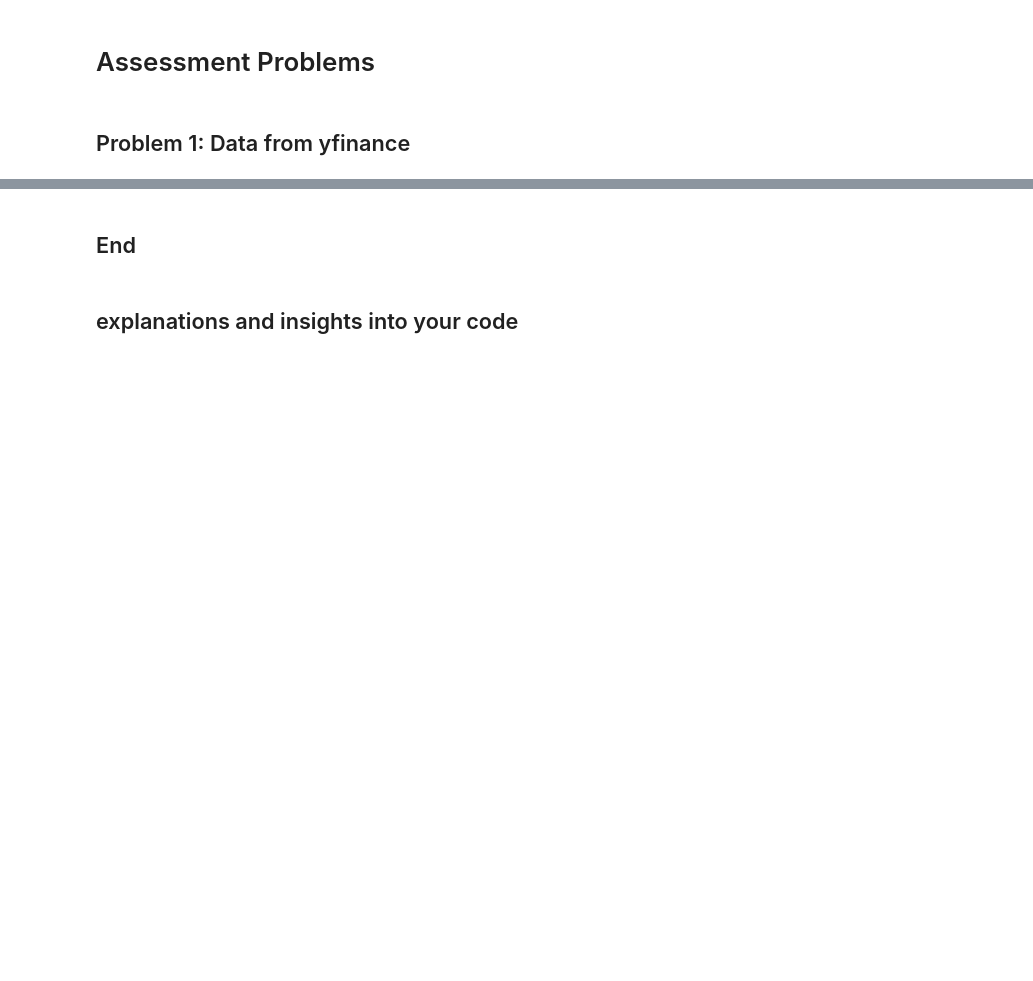
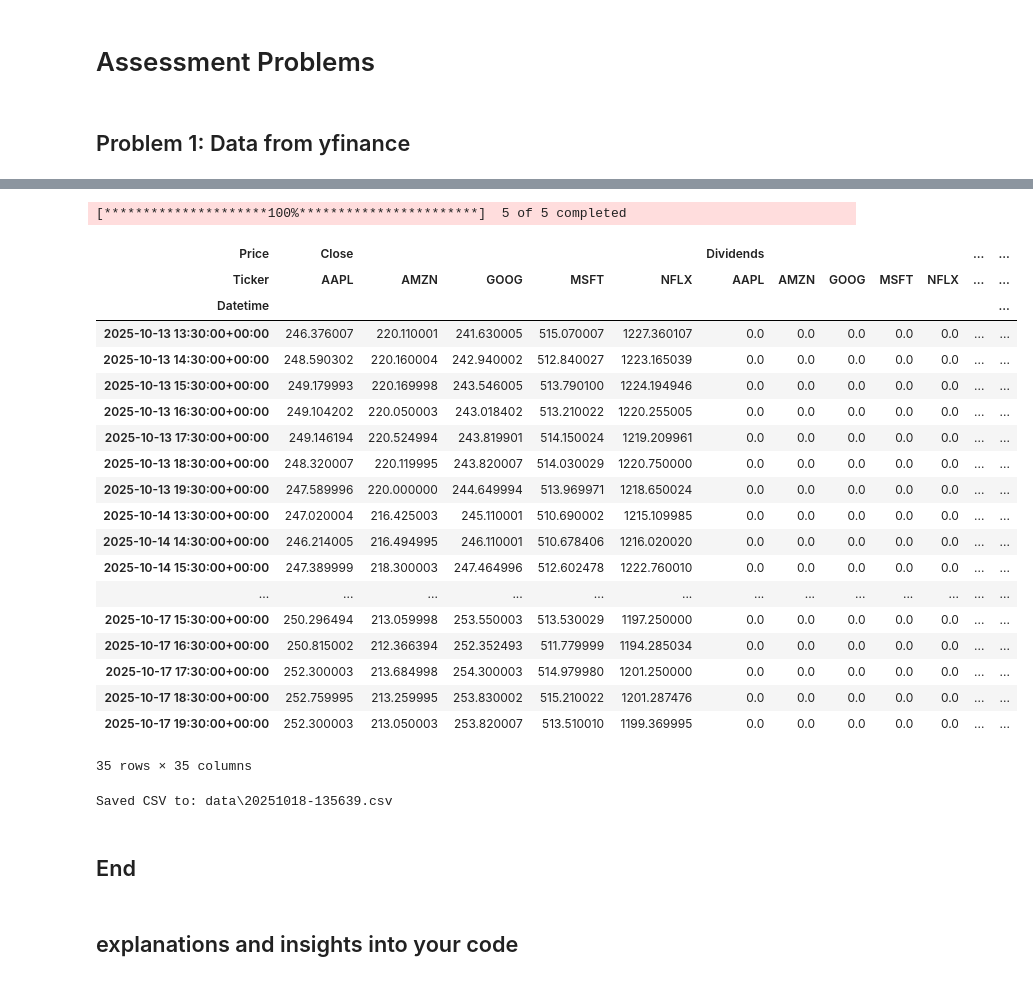
Before and after one commit to fin81985/computer-infrastructure, a Jupyter notebook: problems.ipynb, the cells around one changed output, grey strips where cells are left out. Saved outputs shown, nothing was run; the diff lists cells and outputs as text; code cells hidden in the pictures; blank space fills up the shorter version.

```diff
--- a/problems.ipynb
+++ b/problems.ipynb
@@ -10,2 +10,3 @@ from datetime import datetime
 # %%
-dat =yf.Ticker("MSFT")
+# use Tickers (plural) for multiple symbols; pass symbols as a single space-separated string
+get_data = yf.Tickers("MSFT AAPL AMZN NFLX GOOG")
@@ -78,5 +13 @@ dat.history(period='1mo')
-# %%
-def get_data():
-    # List of FAANG stock tickers
-    tickers = ["META", "AAPL", "AMZN", "NFLX", "GOOG"]
 # %%
@@ -175,0 +24,24 @@ print(f"Saved {ticker} data to {filename}")
+# %%
+get_data.history(period="5d", interval="1h")
+# %% [output]
+[*********************100%***********************]  5 of 5 completed
+| Price | Close |  |  |  |  | Dividends |  |  |  |  | ... | ... |
+| Ticker | AAPL | AMZN | GOOG | MSFT | NFLX | AAPL | AMZN | GOOG | MSFT | NFLX | ... | ... |
+| Datetime |  |  |  |  |  |  |  |  |  |  |  | ... |
+| 2025-10-13 13:30:00+00:00 | 246.376007 | 220.110001 | 241.630005 | 515.070007 | 1227.360107 | 0.0 | 0.0 | 0.0 | 0.0 | 0.0 | ... | ... |
+| 2025-10-13 14:30:00+00:00 | 248.590302 | 220.160004 | 242.940002 | 512.840027 | 1223.165039 | 0.0 | 0.0 | 0.0 | 0.0 | 0.0 | ... | ... |
+| 2025-10-13 15:30:00+00:00 | 249.179993 | 220.169998 | 243.546005 | 513.790100 | 1224.194946 | 0.0 | 0.0 | 0.0 | 0.0 | 0.0 | ... | ... |
+| 2025-10-13 16:30:00+00:00 | 249.104202 | 220.050003 | 243.018402 | 513.210022 | 1220.255005 | 0.0 | 0.0 | 0.0 | 0.0 | 0.0 | ... | ... |
+| 2025-10-13 17:30:00+00:00 | 249.146194 | 220.524994 | 243.819901 | 514.150024 | 1219.209961 | 0.0 | 0.0 | 0.0 | 0.0 | 0.0 | ... | ... |
+| 2025-10-13 18:30:00+00:00 | 248.320007 | 220.119995 | 243.820007 | 514.030029 | 1220.750000 | 0.0 | 0.0 | 0.0 | 0.0 | 0.0 | ... | ... |
+| 2025-10-13 19:30:00+00:00 | 247.589996 | 220.000000 | 244.649994 | 513.969971 | 1218.650024 | 0.0 | 0.0 | 0.0 | 0.0 | 0.0 | ... | ... |
+| 2025-10-14 13:30:00+00:00 | 247.020004 | 216.425003 | 245.110001 | 510.690002 | 1215.109985 | 0.0 | 0.0 | 0.0 | 0.0 | 0.0 | ... | ... |
+| 2025-10-14 14:30:00+00:00 | 246.214005 | 216.494995 | 246.110001 | 510.678406 | 1216.020020 | 0.0 | 0.0 | 0.0 | 0.0 | 0.0 | ... | ... |
+| 2025-10-14 15:30:00+00:00 | 247.389999 | 218.300003 | 247.464996 | 512.602478 | 1222.760010 | 0.0 | 0.0 | 0.0 | 0.0 | 0.0 | ... | ... |
+| ... | ... | ... | ... | ... | ... | ... | ... | ... | ... | ... | ... | ... |
+| 2025-10-17 15:30:00+00:00 | 250.296494 | 213.059998 | 253.550003 | 513.530029 | 1197.250000 | 0.0 | 0.0 | 0.0 | 0.0 | 0.0 | ... | ... |
+| 2025-10-17 16:30:00+00:00 | 250.815002 | 212.366394 | 252.352493 | 511.779999 | 1194.285034 | 0.0 | 0.0 | 0.0 | 0.0 | 0.0 | ... | ... |
+| 2025-10-17 17:30:00+00:00 | 252.300003 | 213.684998 | 254.300003 | 514.979980 | 1201.250000 | 0.0 | 0.0 | 0.0 | 0.0 | 0.0 | ... | ... |
+| 2025-10-17 18:30:00+00:00 | 252.759995 | 213.259995 | 253.830002 | 515.210022 | 1201.287476 | 0.0 | 0.0 | 0.0 | 0.0 | 0.0 | ... | ... |
+| 2025-10-17 19:30:00+00:00 | 252.300003 | 213.050003 | 253.820007 | 513.510010 | 1199.369995 | 0.0 | 0.0 | 0.0 | 0.0 | 0.0 | ... | ... |
+35 rows × 35 columns
@@ -176,3 +52,14 @@ print(f"Saved {ticker} data to {filename}")
+# %%
+
+# Generate timestamped filename
+filename = datetime.now().strftime("%Y%m%d-%H%M%S") + ".csv"
+filepath = os.path.join(data_dir, filename)
+
+# Save DataFrame to CSV
+df.to_csv(filepath)
+print(f"Saved CSV to: {filepath}")
+# %% [output]
+Saved CSV to: data\20251018-135639.csv
 # %% [markdown]
 ## End
 # %% [markdown]
```
Also changed, not shown: parts of 17 cells of this notebook.
